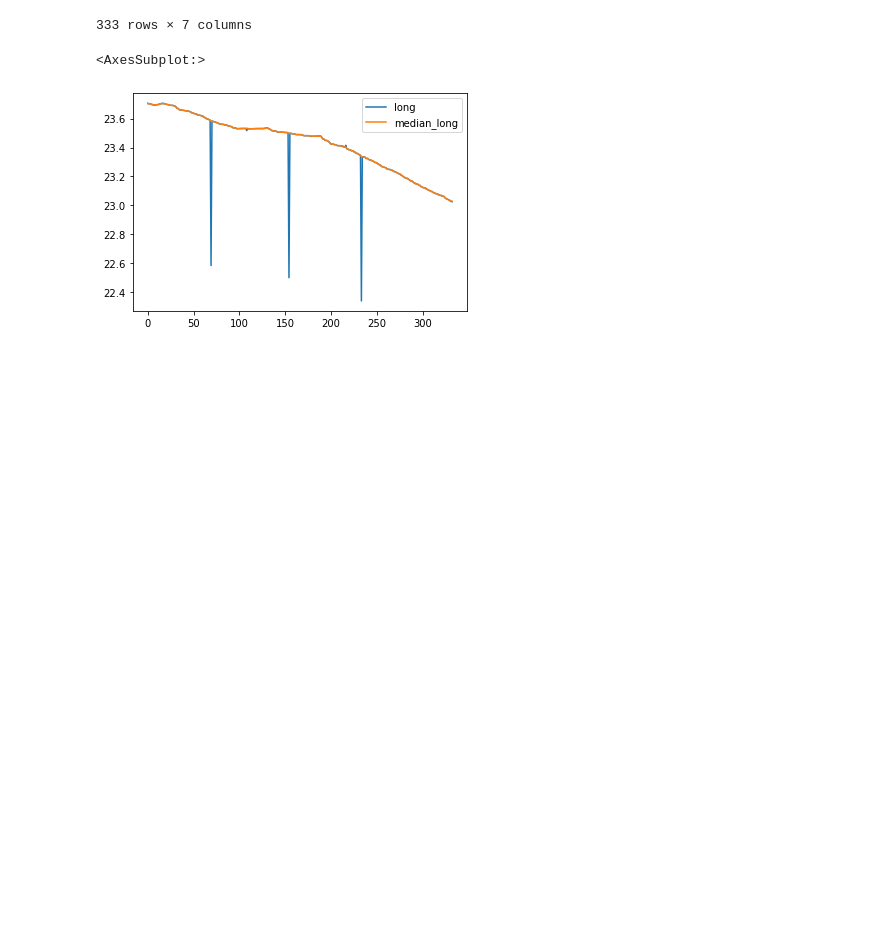
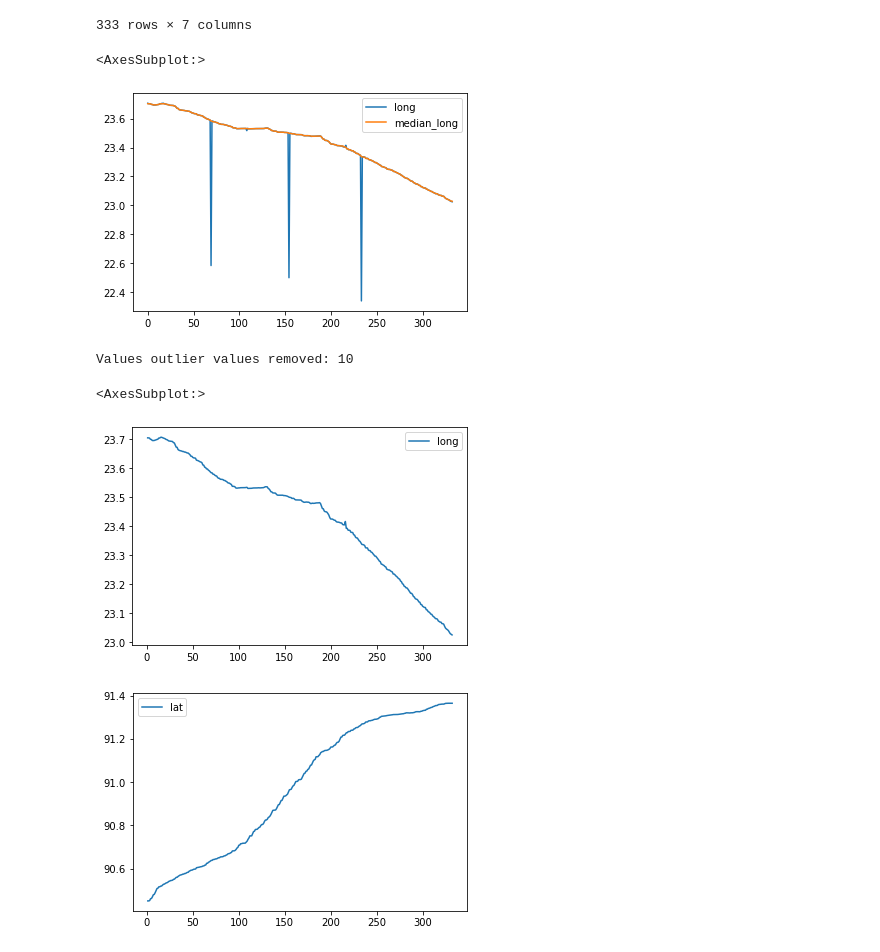
Before and after one commit to EwoutH/EPA1352-Adv-Simulation, a Jupyter notebook: EPA1352-G06-A1/notebook/Roads_EDA.ipynb, the cells around one changed output. Cells and saved outputs as stored; diff of their text form; code cells hidden in the pictures; blank space fills up the shorter version.

```diff
--- a/EPA1352-G06-A1/notebook/Roads_EDA.ipynb
+++ b/EPA1352-G06-A1/notebook/Roads_EDA.ipynb
@@ -117,3 +117,25 @@ test_df[["long", "median_long"]].plot()
 # %% [output]
 <AxesSubplot:>
 [figure]
+# %%
+# Create a copy
+test_df2 = test_df.copy()
+
+# Set allowed standard deviation
+max_std = 1.5
+
+# Keep only the values that are withing the specified standard deviations of the rolling median
+for a in ['long', 'lat']:
+    test_df2 = test_df2[
+        (test_df2[a] < test_df2[f'median_{a}']+max_std*test_df2[f'std_{a}']) &
+        (test_df2[a] > test_df2[f'median_{a}']-max_std*test_df2[f'std_{a}'])
+    ]
+
+print(f'Values outlier values removed: {len(test_df.index)-len(test_df2.index)}')
+test_df2[["long"]].plot()
+test_df2[["lat"]].plot()
+# %% [output]
+Values outlier values removed: 10
+<AxesSubplot:>
+[figure, added]
+[figure, added]
```
Also changed, not shown: parts of 2 cells of this notebook.
